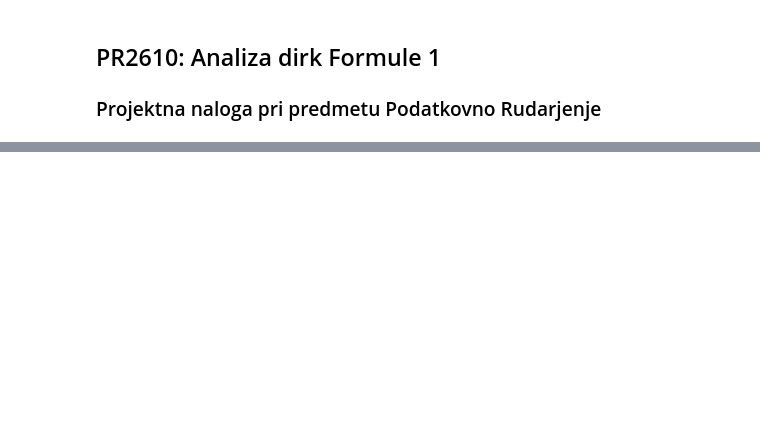
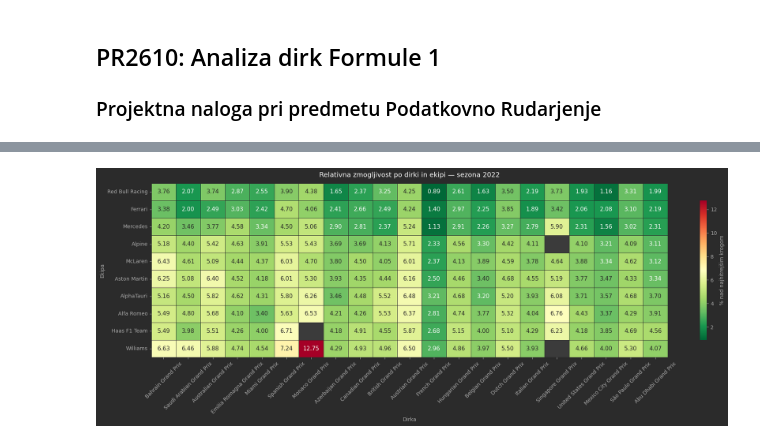
Before and after one commit to matic-zakelj/PR2610, a Jupyter notebook: f1.ipynb, the cells around one changed output, grey strips where cells are left out. Drawn from its saved outputs; the diff is of its cells as text; code cells hidden in the pictures; blank space fills up the shorter version.

```diff
--- a/f1.ipynb
+++ b/f1.ipynb
@@ -315,0 +473,44 @@ Najhitrejša in najpočasnejša degradacija po dirki
+# %%
+# Graf 2: Heatmap ekipa / dirka
+team_race_median = (laps_teams
+    .groupby(['Team', 'Race'])['LapTimePct']
+    .median()
+    .reset_index()
+)
+
+pivot = team_race_median.pivot(index='Team', columns='Race', values='LapTimePct')
+
+# Uredi vrstice po mediani, stolpce po vrstnem redu dirk
+pivot = pivot.loc[team_order]
+ordered_cols = [r for r in RACES if r in pivot.columns]
+pivot = pivot[ordered_cols]
+
+fig, ax = plt.subplots(figsize=(max(12, len(ordered_cols) * 0.9), 7))
+fig.patch.set_facecolor("#2B2B2B")
+ax.set_facecolor("#3B3B3B")
+
+sns.heatmap(
+    pivot,
+    ax=ax,
+    cmap='RdYlGn_r',
+    annot=True, fmt='.2f',
+    linewidths=0.4, linecolor='#2B2B2B',
+    cbar_kws={'label': '% nad najhitrejšim krogom', 'shrink': 0.8},
+    annot_kws={'size': 11}
+)
+
+cbar = ax.collections[0].colorbar
+cbar.set_label('% nad najhitrejšim krogom', color='#aaaaaa')
+cbar.ax.tick_params(colors='#aaaaaa')
+
+ax.set_title(f'Relativna zmogljivost po dirki in ekipi — sezona {SEASON}',
+             color='white', fontsize=13, pad=12)
+ax.set_xlabel('Dirka', color='#aaaaaa')
+ax.set_ylabel('Ekipa', color='#aaaaaa')
+ax.tick_params(colors='#aaaaaa', axis='x', rotation=45)
+ax.tick_params(colors='#aaaaaa', axis='y', rotation=0)
+
+plt.tight_layout()
+plt.show()
+# %% [output]
+[figure, added]
```
Also changed, not shown: parts of 16 cells of this notebook, 1 other file.
